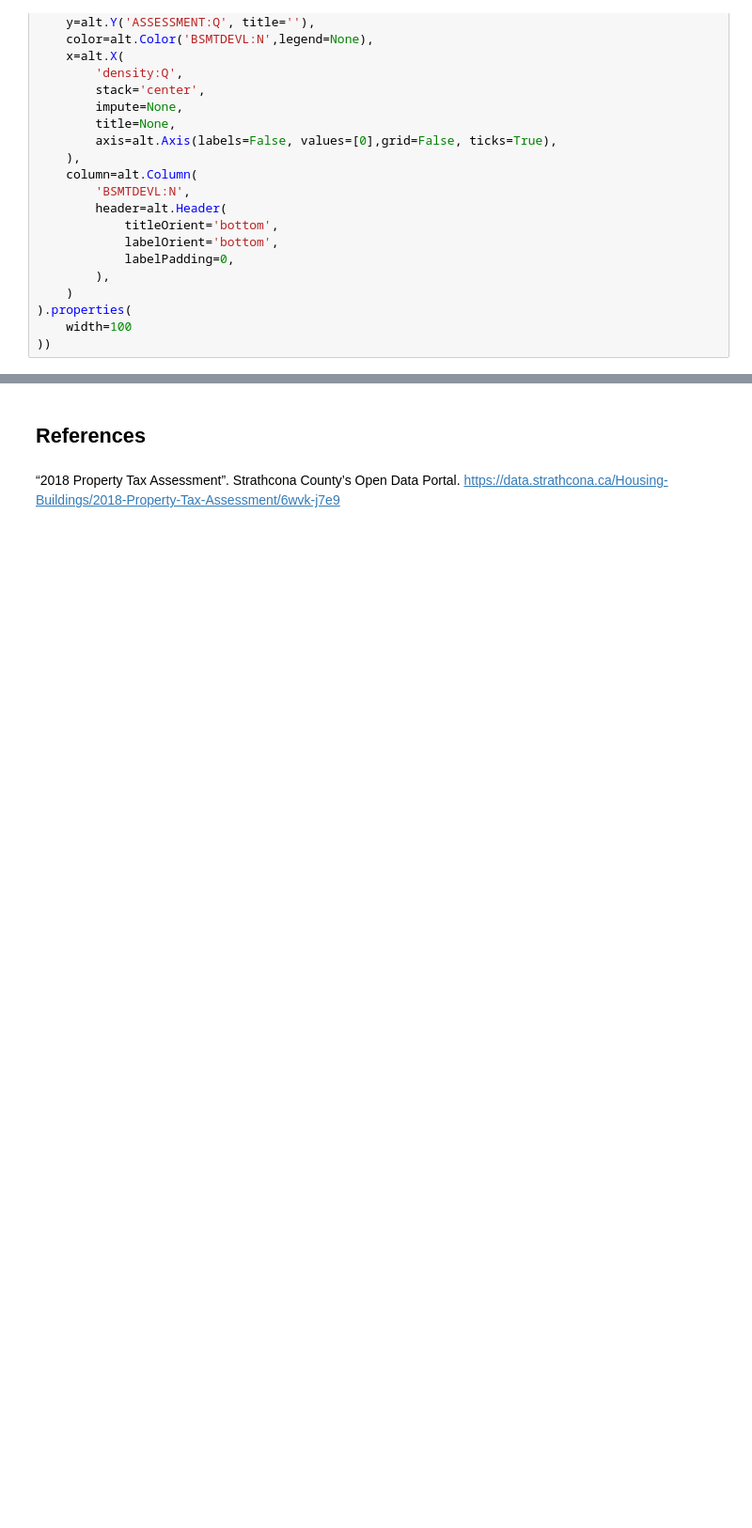
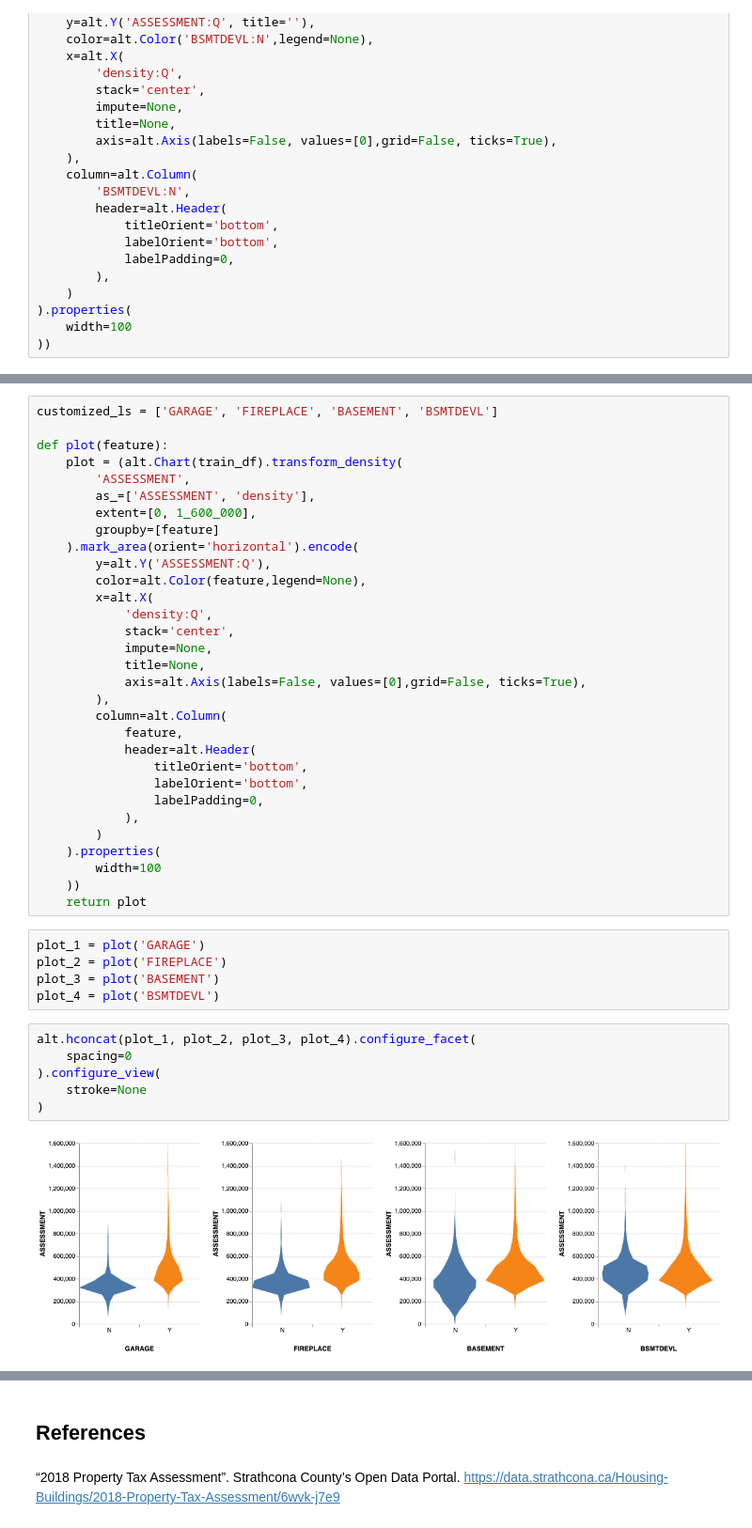
Before and after one commit to williamxu7/522-Group_30-Rockstars, a Jupyter notebook: src/housing_pred_eda.ipynb, the cells around one changed output, grey strips where cells are left out. Shown at 94% size. Saved outputs shown, nothing was run; the diff lists cells and outputs as text; blank space fills up the shorter version.

```diff
--- a/src/housing_pred_eda.ipynb
+++ b/src/housing_pred_eda.ipynb
@@ -282,0 +342,44 @@ alt.hconcat(garage, fireplace, basement, basementdevl).configure_facet(
+# %%
+customized_ls = ['GARAGE', 'FIREPLACE', 'BASEMENT', 'BSMTDEVL']
+
+def plot(feature):
+    plot = (alt.Chart(train_df).transform_density(
+        'ASSESSMENT',
+        as_=['ASSESSMENT', 'density'],
+        extent=[0, 1_600_000],
+        groupby=[feature]
+    ).mark_area(orient='horizontal').encode(
+        y=alt.Y('ASSESSMENT:Q'),
+        color=alt.Color(feature,legend=None),
+        x=alt.X(
+            'density:Q',
+            stack='center',
+            impute=None,
+            title=None,
+            axis=alt.Axis(labels=False, values=[0],grid=False, ticks=True),
+        ),
+        column=alt.Column(
+            feature,
+            header=alt.Header(
+                titleOrient='bottom',
+                labelOrient='bottom',
+                labelPadding=0,
+            ),
+        )
+    ).properties(
+        width=100
+    ))
+    return plot
+# %%
+plot_1 = plot('GARAGE')
+plot_2 = plot('FIREPLACE')
+plot_3 = plot('BASEMENT')
+plot_4 = plot('BSMTDEVL')
+# %%
+alt.hconcat(plot_1, plot_2, plot_3, plot_4).configure_facet(
+    spacing=0
+).configure_view(
+    stroke=None
+)
+# %% [output]
+[figure, added]
```
Also changed, not shown: parts of 11 cells of this notebook, 4 other files.
